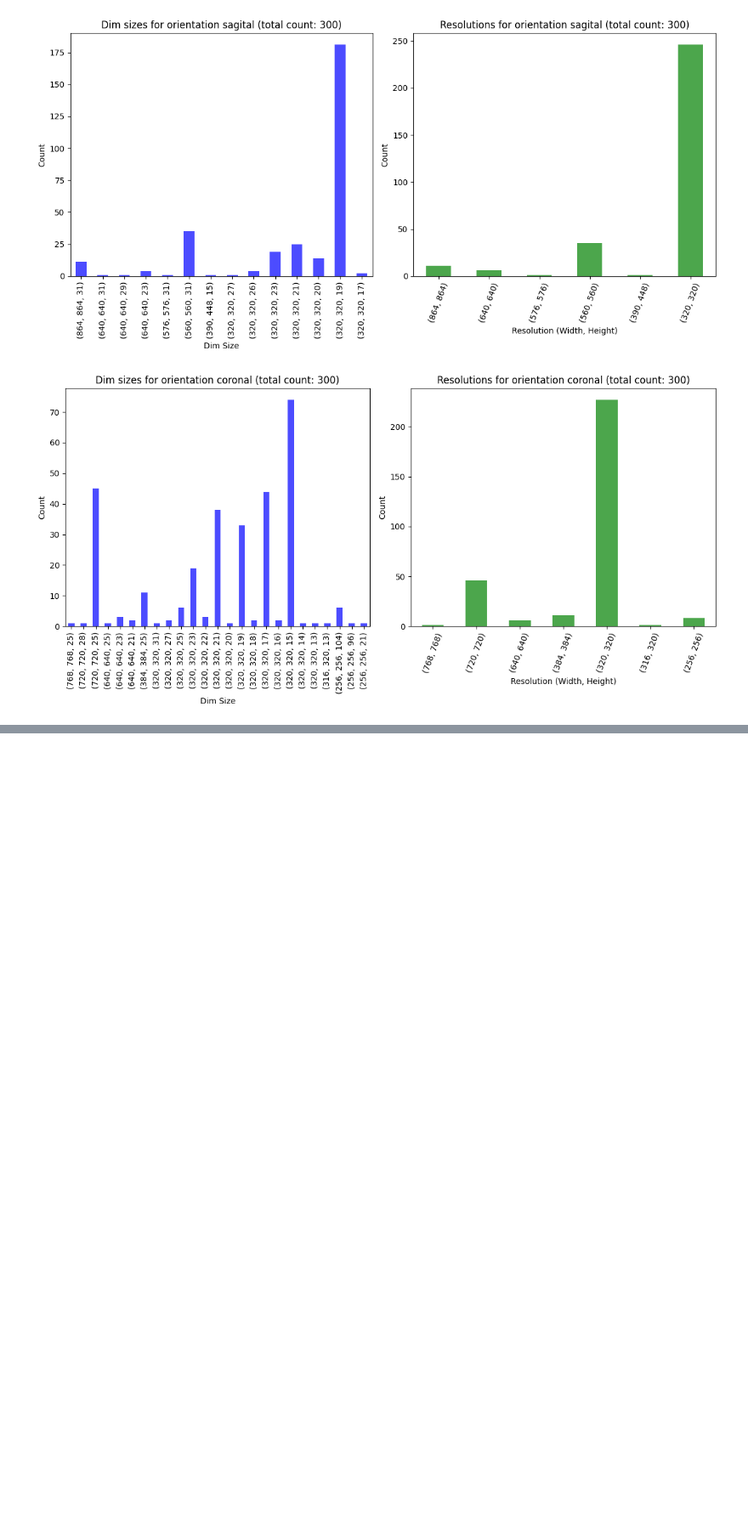
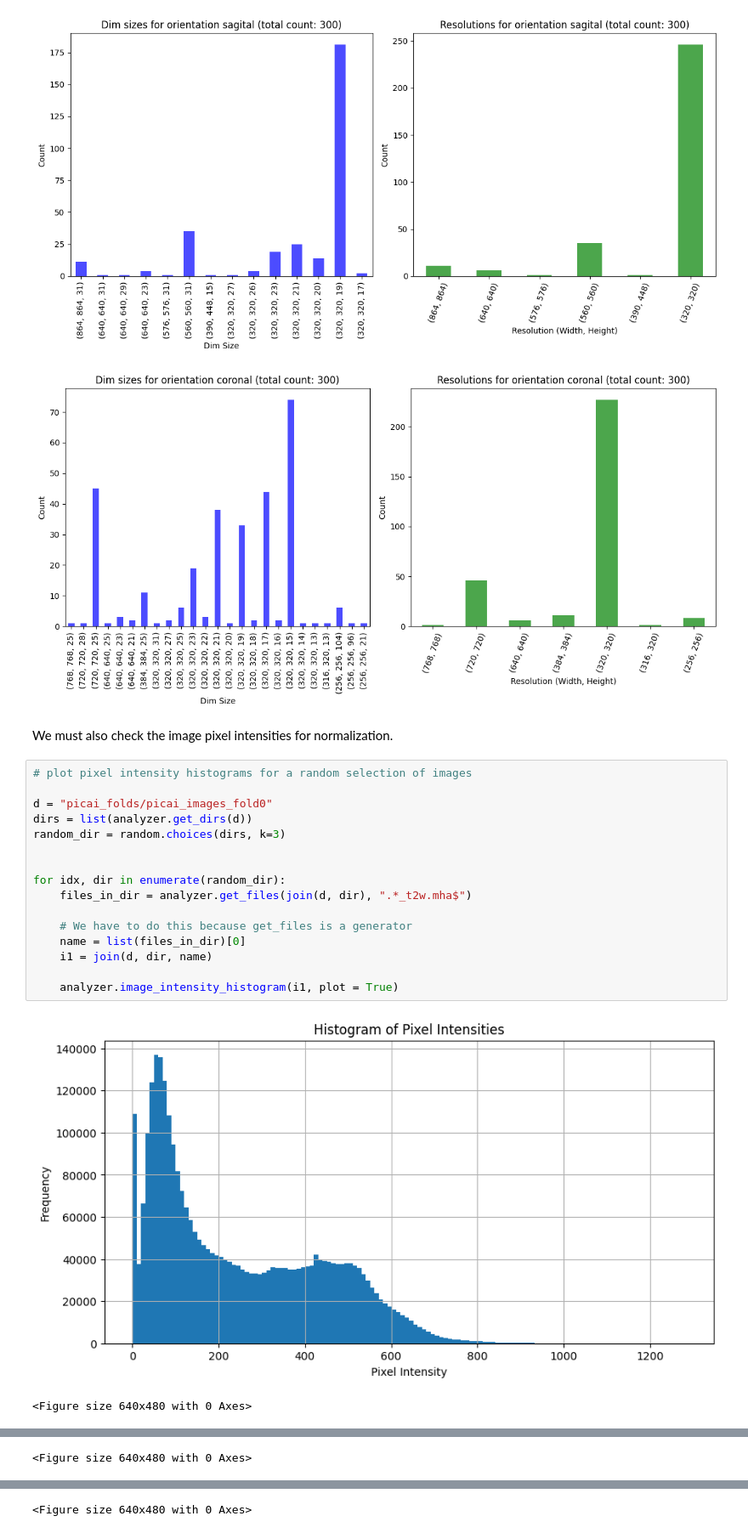
Before and after one commit to usbt0p/mri-prostate-segmentation-deeplearning, a Jupyter notebook: exploratory-analysis/explore_picai.ipynb, the cells around one changed output, grey strips where cells are left out. Shown at 85% size. Drawn from its saved outputs; the diff is of its cells as text; blank space fills up the shorter version.

```diff
--- a/exploratory-analysis/explore_picai.ipynb
+++ b/exploratory-analysis/explore_picai.ipynb
@@ -243,3 +244,24 @@ for orientation, value in orientations.items():
 [figure]
 [figure]
 [figure]
+# %% [markdown]
+We must also check the image pixel intensities for normalization.
+# %%
+# plot pixel intensity histograms for a random selection of images
+
+d = "picai_folds/picai_images_fold0"
+dirs = list(analyzer.get_dirs(d))
+random_dir = random.choices(dirs, k=3)
+
+
+for idx, dir in enumerate(random_dir):
+    files_in_dir = analyzer.get_files(join(d, dir), ".*_t2w.mha$")
+
+    # We have to do this because get_files is a generator
+    name = list(files_in_dir)[0]
+    i1 = join(d, dir, name)
+
+    analyzer.image_intensity_histogram(i1, plot = True)
+# %% [output]
+[figure, added]
+<Figure size 640x480 with 0 Axes>
@@ -245,0 +269 @@ for orientation, value in orientations.items():
+<Figure size 640x480 with 0 Axes>
@@ -245,0 +271 @@ for orientation, value in orientations.items():
+<Figure size 640x480 with 0 Axes>
```
Also changed, not shown: parts of 4 cells of this notebook, 2 other files.
